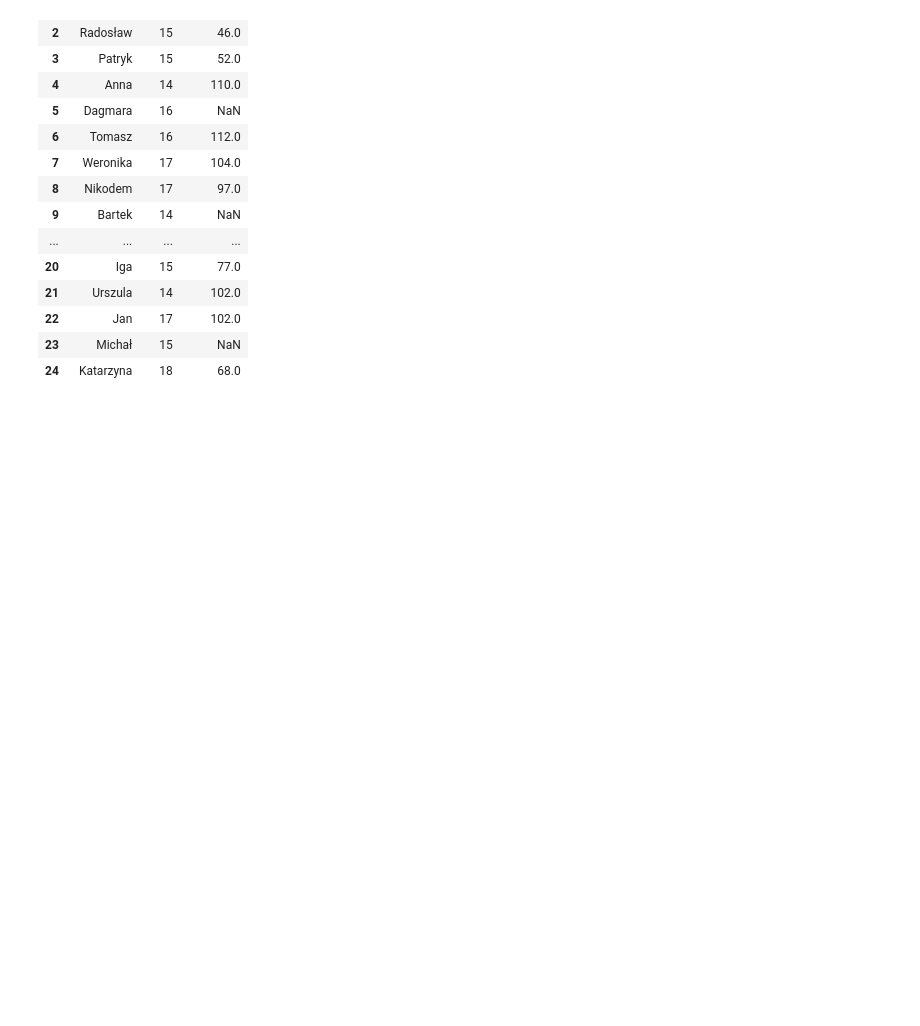
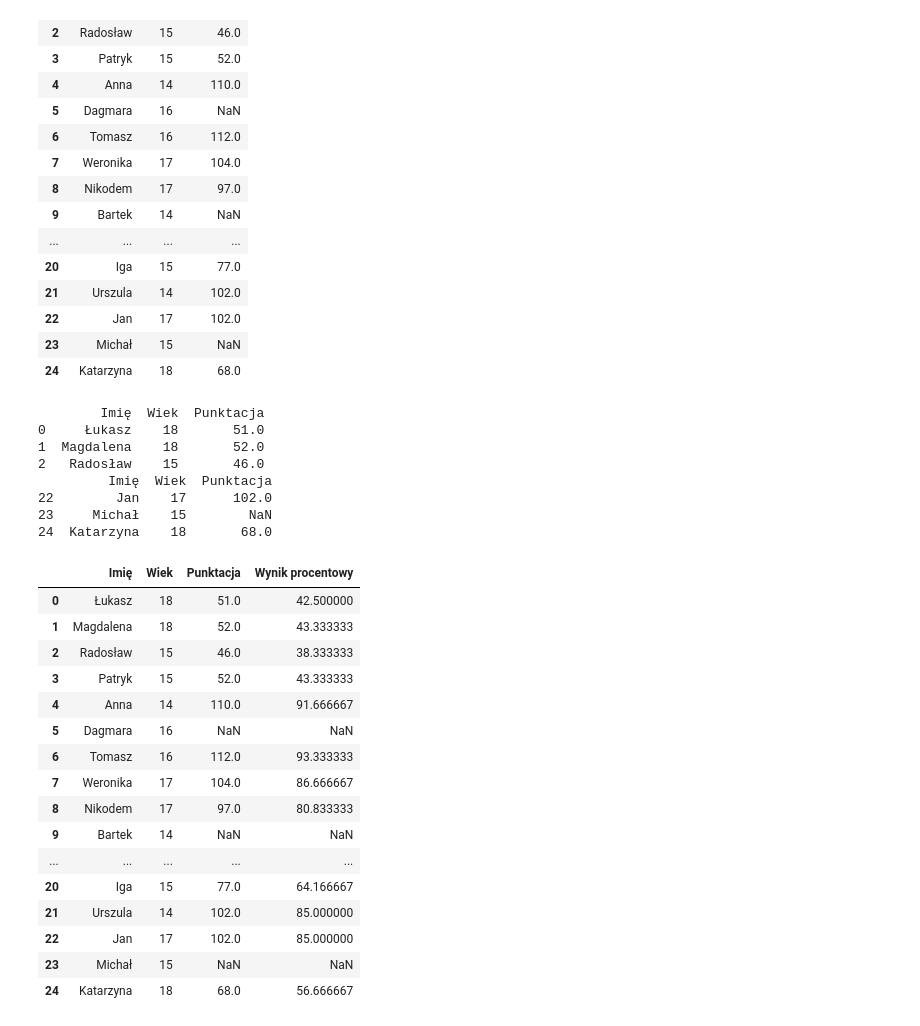
Before and after one commit to Glitch0110/AI-GiganciProgramowania, a Jupyter notebook: L9.ipynb, the cells around one changed output. Saved outputs shown, nothing was run; the diff lists cells and outputs as text; code cells hidden in the pictures; blank space fills up the shorter version.

```diff
--- a/L9.ipynb
+++ b/L9.ipynb
@@ -83,3 +83,36 @@ df
 | 22 | Jan | 17 | 102.0 |
 | 23 | Michał | 15 | NaN |
 | 24 | Katarzyna | 18 | 68.0 |
+# %%
+print(df.head(3))
+print(df.tail(3))
+
+df["Wynik procentowy"] = df["Punktacja"] / 120 * 100
+
+df
+# %% [output]
+        Imię  Wiek  Punktacja
+0     Łukasz    18       51.0
+1  Magdalena    18       52.0
+2   Radosław    15       46.0
+         Imię  Wiek  Punktacja
+22        Jan    17      102.0
+23     Michał    15        NaN
+24  Katarzyna    18       68.0
+|  | Imię | Wiek | Punktacja | Wynik procentowy |
+| 0 | Łukasz | 18 | 51.0 | 42.500000 |
+| 1 | Magdalena | 18 | 52.0 | 43.333333 |
+| 2 | Radosław | 15 | 46.0 | 38.333333 |
+| 3 | Patryk | 15 | 52.0 | 43.333333 |
+| 4 | Anna | 14 | 110.0 | 91.666667 |
+| 5 | Dagmara | 16 | NaN | NaN |
+| 6 | Tomasz | 16 | 112.0 | 93.333333 |
+| 7 | Weronika | 17 | 104.0 | 86.666667 |
+| 8 | Nikodem | 17 | 97.0 | 80.833333 |
+| 9 | Bartek | 14 | NaN | NaN |
+| ... | ... | ... | ... | ... |
+| 20 | Iga | 15 | 77.0 | 64.166667 |
+| 21 | Urszula | 14 | 102.0 | 85.000000 |
+| 22 | Jan | 17 | 102.0 | 85.000000 |
+| 23 | Michał | 15 | NaN | NaN |
+| 24 | Katarzyna | 18 | 68.0 | 56.666667 |
```
Also changed, not shown: parts of 2 cells of this notebook.
